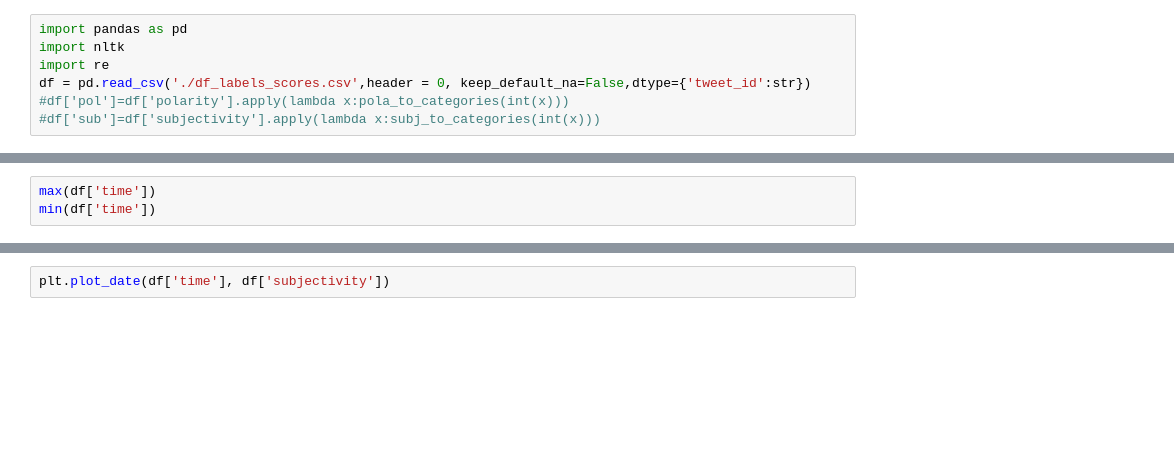
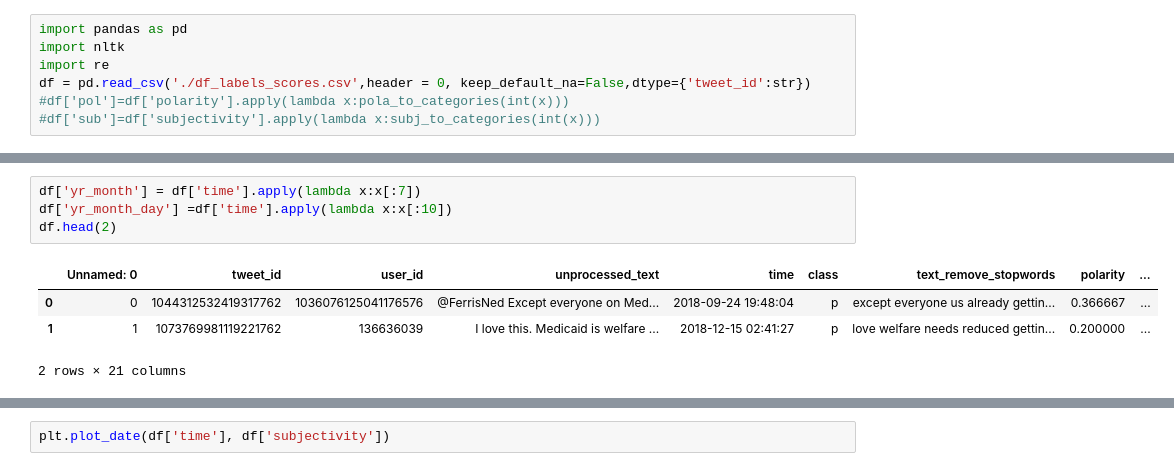
Before and after one commit to angelxie2442/Medicaid, a Jupyter notebook: medicaid/content_analysis.ipynb, the cells around one changed output, grey strips where cells are left out. Drawn from its saved outputs; the diff is of its cells as text; blank space fills up the shorter version.

```diff
--- a/medicaid/content_analysis.ipynb
+++ b/medicaid/content_analysis.ipynb
@@ -270,3 +269,9 @@ Text(0.04166050149380668, 157183.425, 'Mean:0.03787')
-# %%
-max(df['time'])
-min(df['time'])
+# %%
+df['yr_month'] = df['time'].apply(lambda x:x[:7])
+df['yr_month_day'] =df['time'].apply(lambda x:x[:10])
+df.head(2)
+# %% [output]
+|  | Unnamed: 0 | tweet_id | user_id | unprocessed_text | time | class | text_remove_stopwords | polarity | ... |
+| 0 | 0 | 1044312532419317762 | 1036076125041176576 | @FerrisNed Except everyone on Med... | 2018-09-24 19:48:04 | p | except everyone us already gettin... | 0.366667 | ... |
+| 1 | 1 | 1073769981119221762 | 136636039 | I love this. Medicaid is welfare ... | 2018-12-15 02:41:27 | p | love welfare needs reduced gettin... | 0.200000 | ... |
+2 rows × 21 columns
```
Also changed, not shown: parts of 2 cells of this notebook.
